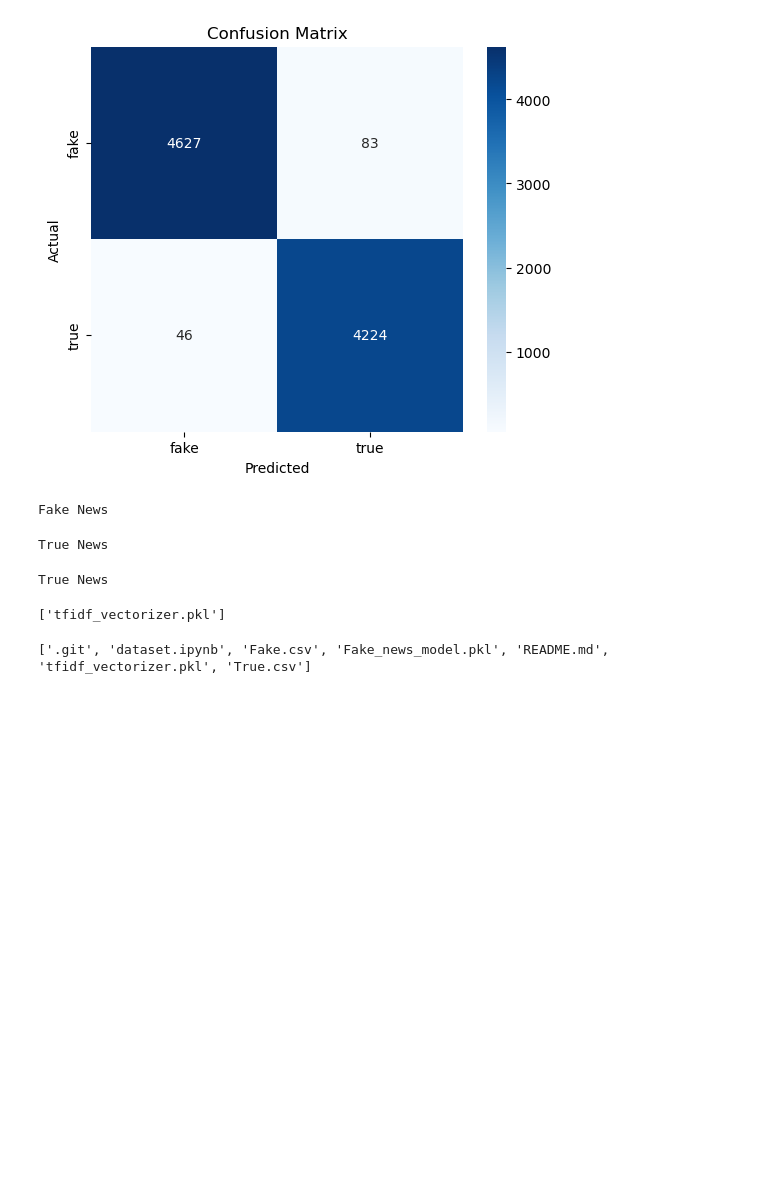
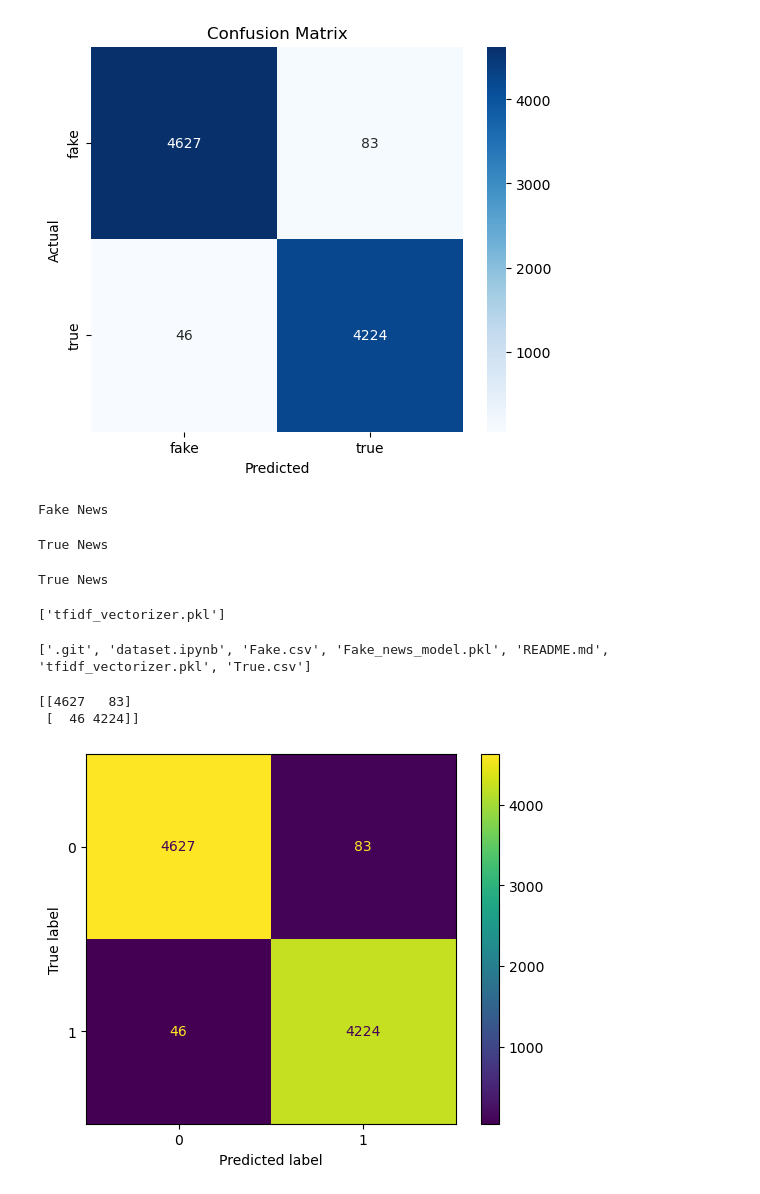
Before and after one commit to itskhushiverma151-debug/AI-powered-fake-news-detection-using, a Jupyter notebook: dataset.ipynb, the cells around one changed output. Drawn from its saved outputs; the diff is of its cells as text; code cells hidden in the pictures; blank space fills up the shorter version.

```diff
--- a/dataset.ipynb
+++ b/dataset.ipynb
@@ -516,3 +516,18 @@ import os
 print(os.listdir())
 # %% [output]
 ['.git', 'dataset.ipynb', 'Fake.csv', 'Fake_news_model.pkl', 'README.md', 'tfidf_vectorizer.pkl', 'True.csv']
+# %%
+from sklearn.metrics import confusion_matrix
+cm = confusion_matrix(y_test, prediction)
+print(cm)
+# %% [output]
+[[4627   83]
+ [  46 4224]]
+# %%
+from sklearn.metrics import ConfusionMatrixDisplay
+import matplotlib.pyplot as plt
+disp = ConfusionMatrixDisplay(confusion_matrix = cm)
+disp.plot()
+plt.show()
+# %% [output]
+[figure, added]
```
Also changed, not shown: parts of 8 cells of this notebook, 1 other file.
